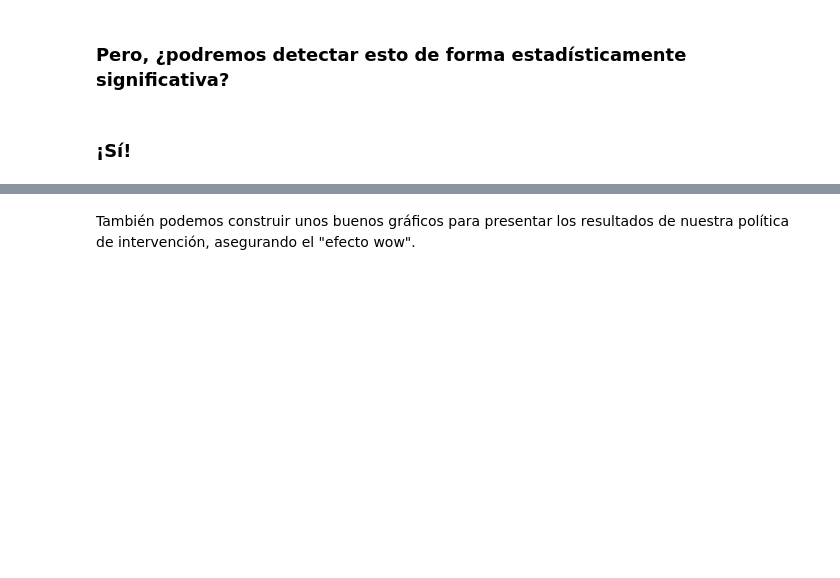
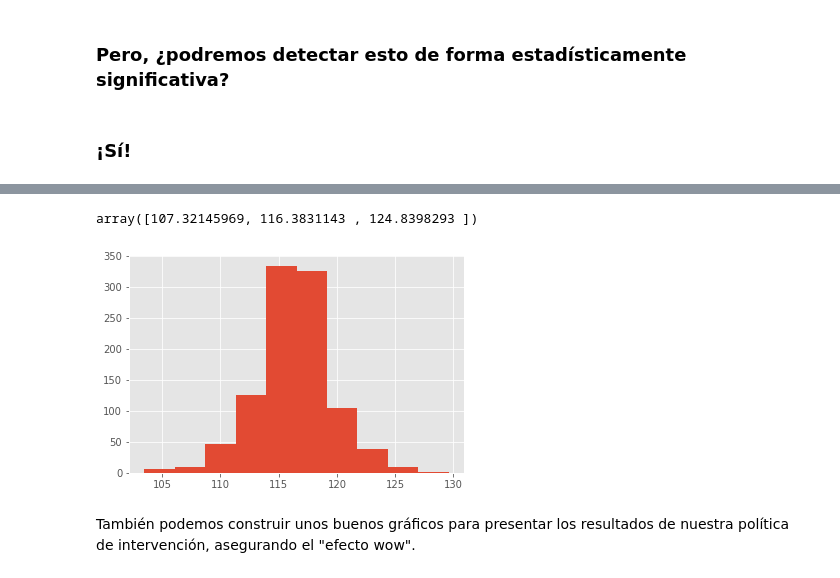
Before and after one commit to misterte/talks, a Jupyter notebook: GAM Synthetic Controls - ES.ipynb, the cells around one changed output, grey strips where cells are left out. Drawn from its saved outputs; the diff is of its cells as text; code cells hidden in the pictures; blank space fills up the shorter version.

```diff
--- a/GAM Synthetic Controls - ES.ipynb
+++ b/GAM Synthetic Controls - ES.ipynb
@@ -135,7 +143,7 @@ Necesitamos un poco de data sintética, para la cuál, por diseño, además sabr
 # %%
 sd = SyntheticData(
     impulse=0.03,
-    noise=5.0,
+    noise=10.0,
     bias=0.1,
     n_controls=20,
     n_informative_controls=10,
@@ -300,0 +509,4 @@ pd.DataFrame([effect.iloc[-1][:3].to_dict()])
+# %%
+plt.hist(cdY[29]);
+np.percentile(cdY[29], [1, 50, 99])
+# %% [output]
@@ -301,3 +514,5 @@ pd.DataFrame([effect.iloc[-1][:3].to_dict()])
+array([107.32145969, 116.3831143 , 124.8398293 ])
+[figure, added]
 # %% [markdown]
 También podemos construir unos buenos gráficos para presentar los resultados de nuestra política de intervención, asegurando el "efecto wow".
 # %%
```
Also changed, not shown: parts of 31 cells of this notebook, 11 other files.
